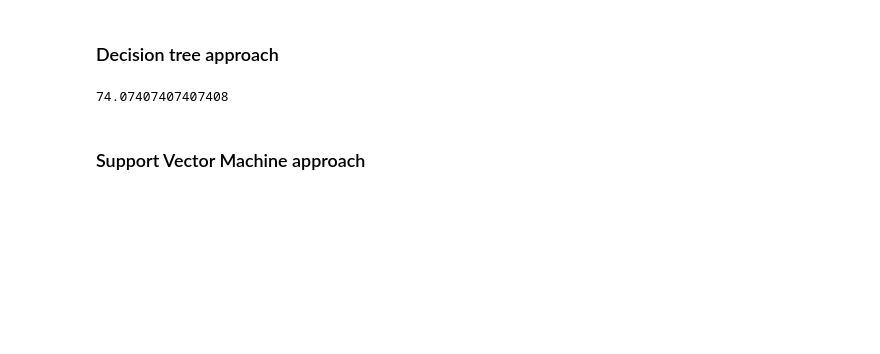
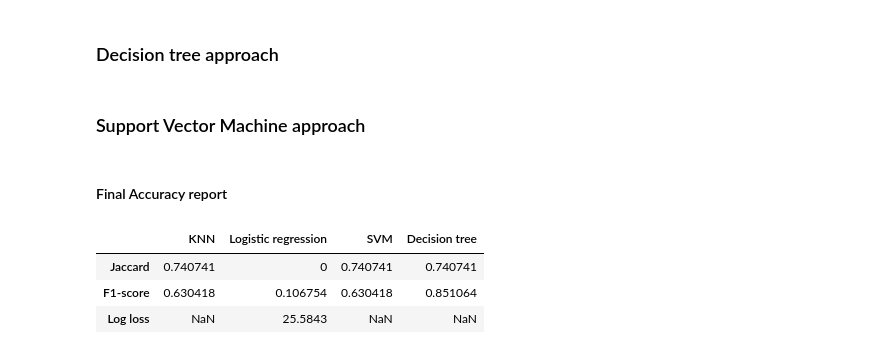
Before and after one commit to jasonwj96/machine-learning-with-python, a Jupyter notebook: Week 6 final exam.ipynb, the cells around one changed output. Drawn from its saved outputs; the diff is of its cells as text; code cells hidden in the pictures; blank space fills up the shorter version.

```diff
--- a/Week 6 final exam.ipynb
+++ b/Week 6 final exam.ipynb
@@ -254,11 +252,40 @@ Test set accuracy: 0.74%
+# %%
+accuracy_report = pd.DataFrame(columns=['KNN','Logistic regression','SVM','Decision tree'],index=['Jaccard','F1-score','Log loss'])
+
+accuracy_report.loc['Jaccard', 'KNN'] = metrics.jaccard_score(y_test,predict)
+accuracy_report.loc['F1-score', 'KNN'] = metrics.f1_score(y_test,predict, average="weighted")
 # %% [markdown]
 ### Decision tree approach
 # %%
 dtree = DecisionTreeClassifier()
 dtree.fit(X_train,y_train)
-dtree.predict(X_test)
-print(metrics.accuracy_score(y_test,dtree.predict(X_test)) * 100)
+predict = dtree.predict(X_test)
+
+accuracy_report.loc['F1-score', 'Decision tree'] = metrics.f1_score(y_test,predict)
+accuracy_report.loc['Jaccard', 'Decision tree'] = metrics.jaccard_score(y_test,predict)
-# %% [output]
-74.07407407407408
 # %% [markdown]
 ### Support Vector Machine approach
+# %%
+svm_classifier = svm.SVC(kernel='rbf')
+svm_classifier.fit(X_train,y_train)
+predict = svm_classifier.predict(X_test)
+
+accuracy_report.loc['Jaccard', 'SVM'] = metrics.jaccard_score(y_test,predict)
+accuracy_report.loc['F1-score', 'SVM'] = metrics.f1_score(y_test,predict, average="weighted")
+# %%
+log_reg = LogisticRegression()
+log_reg.fit(X_train,y_train)
+predict = log_reg.predict(X_test)
+
+accuracy_report.loc['Log loss', 'Logistic regression'] = metrics.log_loss(y_test,predict)
+accuracy_report.loc['F1-score', 'Logistic regression'] = metrics.f1_score(y_test,predict, average="weighted")
+accuracy_report.loc['Jaccard', 'Logistic regression'] = metrics.jaccard_score(y_test,predict)
+# %% [markdown]
+#### Final Accuracy report
+# %%
+accuracy_report
+# %% [output]
+|  | KNN | Logistic regression | SVM | Decision tree |
+| Jaccard | 0.740741 | 0 | 0.740741 | 0.740741 |
+| F1-score | 0.630418 | 0.106754 | 0.630418 | 0.851064 |
+| Log loss | NaN | 25.5843 | NaN | NaN |
```
Also changed, not shown: parts of 6 cells of this notebook.
